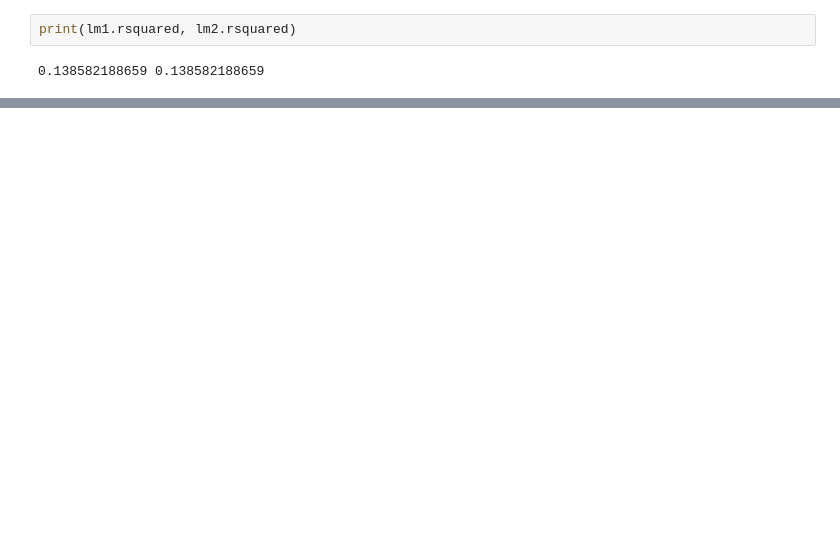
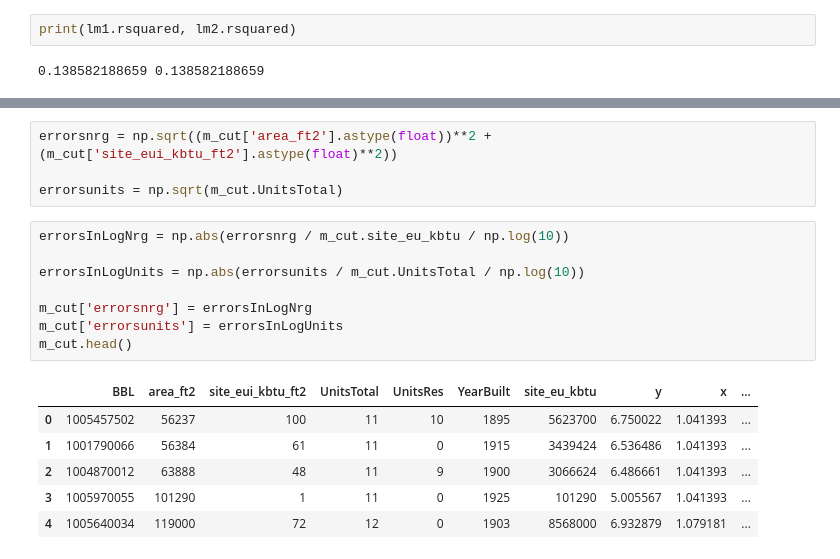
Before and after one commit to picniclin/PUI2017_yl5240, a Jupyter notebook: HW6_yl5240/HW6_Assignment.ipynb, the cells around one changed output, grey strips where cells are left out. Saved outputs shown, nothing was run; the diff lists cells and outputs as text; blank space fills up the shorter version.

```diff
--- a/HW6_yl5240/HW6_Assignment.ipynb
+++ b/HW6_yl5240/HW6_Assignment.ipynb
@@ -406,0 +409,19 @@ y = 6  +  0.324 * x,     R-squared = 0.138582188659
+# %%
+errorsnrg = np.sqrt((m_cut['area_ft2'].astype(float))**2 +(m_cut['site_eui_kbtu_ft2'].astype(float)**2))
+
+errorsunits = np.sqrt(m_cut.UnitsTotal)
+# %%
+errorsInLogNrg = np.abs(errorsnrg / m_cut.site_eu_kbtu / np.log(10))
+
+errorsInLogUnits = np.abs(errorsunits / m_cut.UnitsTotal / np.log(10))
+
+m_cut['errorsnrg'] = errorsInLogNrg
+m_cut['errorsunits'] = errorsInLogUnits
+m_cut.head()
+# %% [output]
+|  | BBL | area_ft2 | site_eui_kbtu_ft2 | UnitsTotal | UnitsRes | YearBuilt | site_eu_kbtu | y | x | ... |
+| 0 | 1005457502 | 56237 | 100 | 11 | 10 | 1895 | 5623700 | 6.750022 | 1.041393 | ... |
+| 1 | 1001790066 | 56384 | 61 | 11 | 0 | 1915 | 3439424 | 6.536486 | 1.041393 | ... |
+| 2 | 1004870012 | 63888 | 48 | 11 | 9 | 1900 | 3066624 | 6.486661 | 1.041393 | ... |
+| 3 | 1005970055 | 101290 | 1 | 11 | 0 | 1925 | 101290 | 5.005567 | 1.041393 | ... |
+| 4 | 1005640034 | 119000 | 72 | 12 | 0 | 1903 | 8568000 | 6.932879 | 1.079181 | ... |
```
Also changed, not shown: parts of 17 cells of this notebook.
